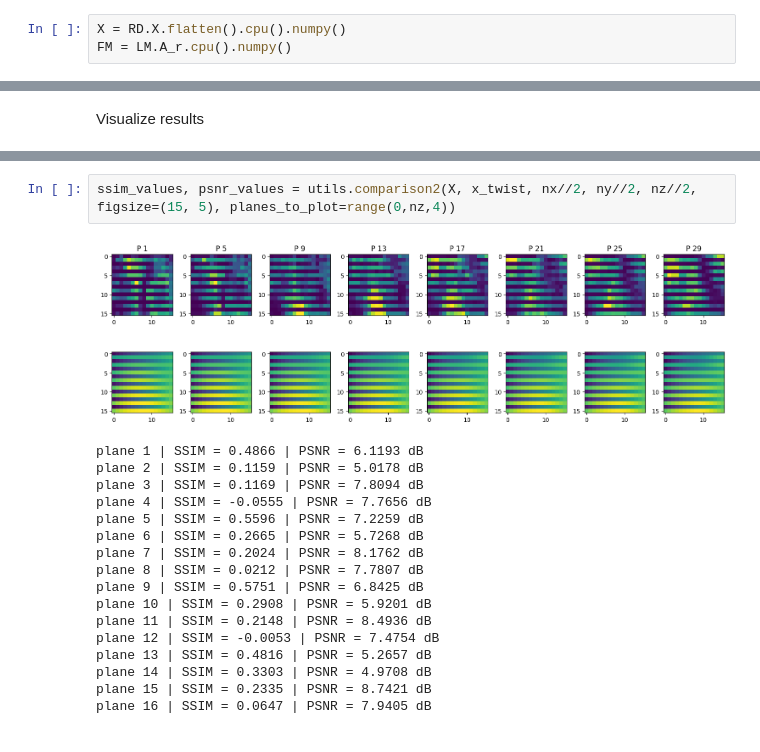
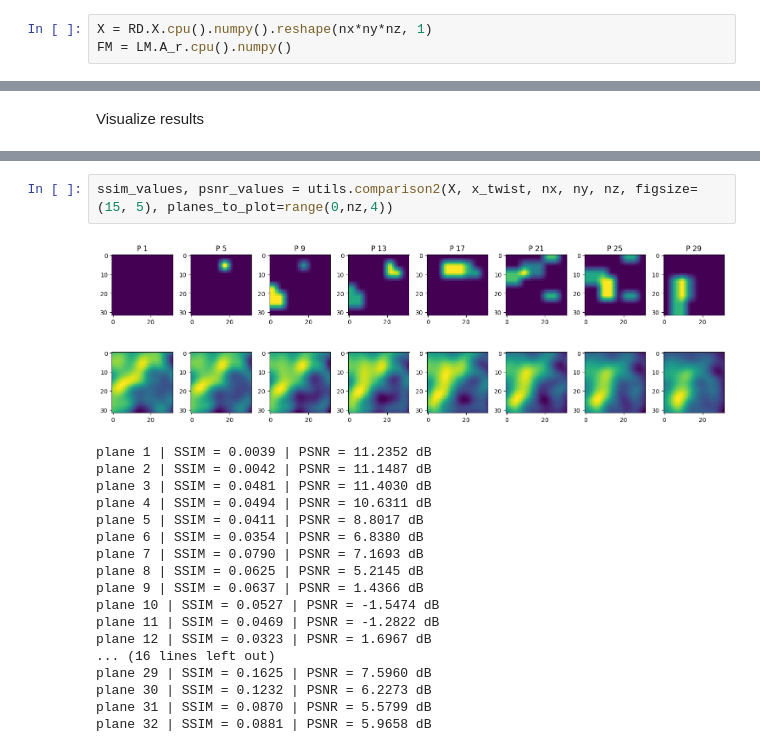
Before and after one commit to sanjith1999/FRIS, a Jupyter notebook: twist_demo.ipynb, the cells around one changed output, grey strips where cells are left out. Cells and saved outputs as stored; diff of their text form.

```diff
--- a/twist_demo.ipynb
+++ b/twist_demo.ipynb
@@ -85,5 +75,5 @@ show_planes(X_re.detach().cpu().numpy(), title = "Reconstructed Object", N_z = n
 # %%
-X = RD.X.flatten().cpu().numpy()
+X = RD.X.cpu().numpy().reshape(nx*ny*nz, 1)
 FM = LM.A_r.cpu().numpy()
 # %%
 import numpy as np
@@ -156,20 +146,21 @@ MSE Loss: 1.1015e-02
 # %%
-ssim_values, psnr_values = utils.comparison2(X, x_twist, nx//2, ny//2, nz//2, figsize=(15, 5), planes_to_plot=range(0,nz,4))
+ssim_values, psnr_values = utils.comparison2(X, x_twist, nx, ny, nz, figsize=(15, 5), planes_to_plot=range(0,nz,4))
 # %% [output]
-[figure, old version]
+[figure, new version]
-plane 1 | SSIM = 0.4866 | PSNR = 6.1193 dB
-plane 2 | SSIM = 0.1159 | PSNR = 5.0178 dB
-plane 3 | SSIM = 0.1169 | PSNR = 7.8094 dB
-plane 4 | SSIM = -0.0555 | PSNR = 7.7656 dB
-plane 5 | SSIM = 0.5596 | PSNR = 7.2259 dB
-plane 6 | SSIM = 0.2665 | PSNR = 5.7268 dB
-plane 7 | SSIM = 0.2024 | PSNR = 8.1762 dB
-plane 8 | SSIM = 0.0212 | PSNR = 7.7807 dB
-plane 9 | SSIM = 0.5751 | PSNR = 6.8425 dB
-plane 10 | SSIM = 0.2908 | PSNR = 5.9201 dB
-plane 11 | SSIM = 0.2148 | PSNR = 8.4936 dB
-plane 12 | SSIM = -0.0053 | PSNR = 7.4754 dB
-plane 13 | SSIM = 0.4816 | PSNR = 5.2657 dB
-plane 14 | SSIM = 0.3303 | PSNR = 4.9708 dB
-plane 15 | SSIM = 0.2335 | PSNR = 8.7421 dB
-plane 16 | SSIM = 0.0647 | PSNR = 7.9405 dB
+plane 1 | SSIM = 0.0039 | PSNR = 11.2352 dB
+plane 2 | SSIM = 0.0042 | PSNR = 11.1487 dB
+plane 3 | SSIM = 0.0481 | PSNR = 11.4030 dB
+plane 4 | SSIM = 0.0494 | PSNR = 10.6311 dB
+plane 5 | SSIM = 0.0411 | PSNR = 8.8017 dB
+plane 6 | SSIM = 0.0354 | PSNR = 6.8380 dB
+plane 7 | SSIM = 0.0790 | PSNR = 7.1693 dB
+plane 8 | SSIM = 0.0625 | PSNR = 5.2145 dB
+plane 9 | SSIM = 0.0637 | PSNR = 1.4366 dB
+plane 10 | SSIM = 0.0527 | PSNR = -1.5474 dB
+plane 11 | SSIM = 0.0469 | PSNR = -1.2822 dB
+plane 12 | SSIM = 0.0323 | PSNR = 1.6967 dB
+... (16 lines left out)
+plane 29 | SSIM = 0.1625 | PSNR = 7.5960 dB
+plane 30 | SSIM = 0.1232 | PSNR = 6.2273 dB
+plane 31 | SSIM = 0.0870 | PSNR = 5.5799 dB
+plane 32 | SSIM = 0.0881 | PSNR = 5.9658 dB
```
Also changed, not shown: parts of 5 cells of this notebook, 5 other files.
